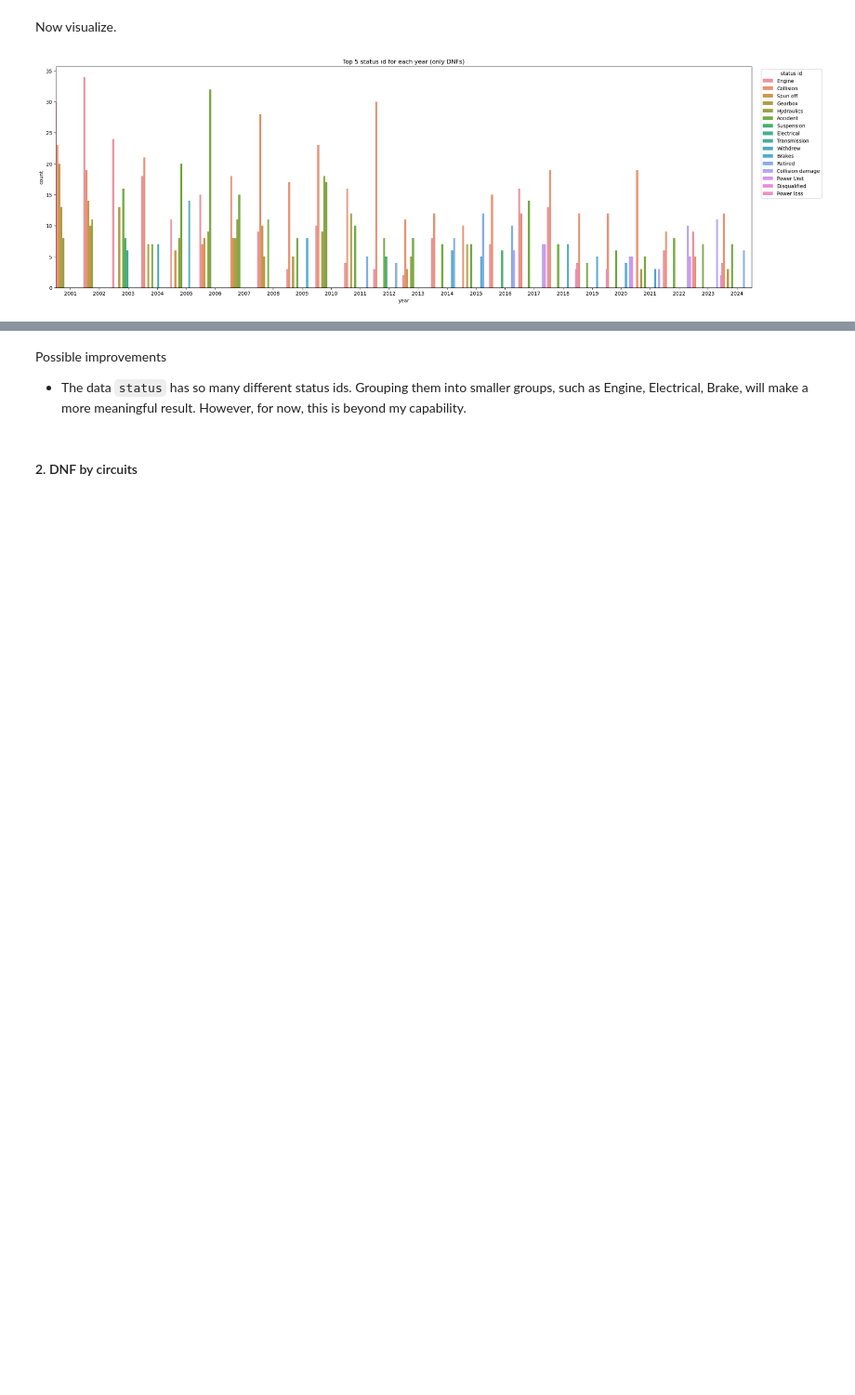
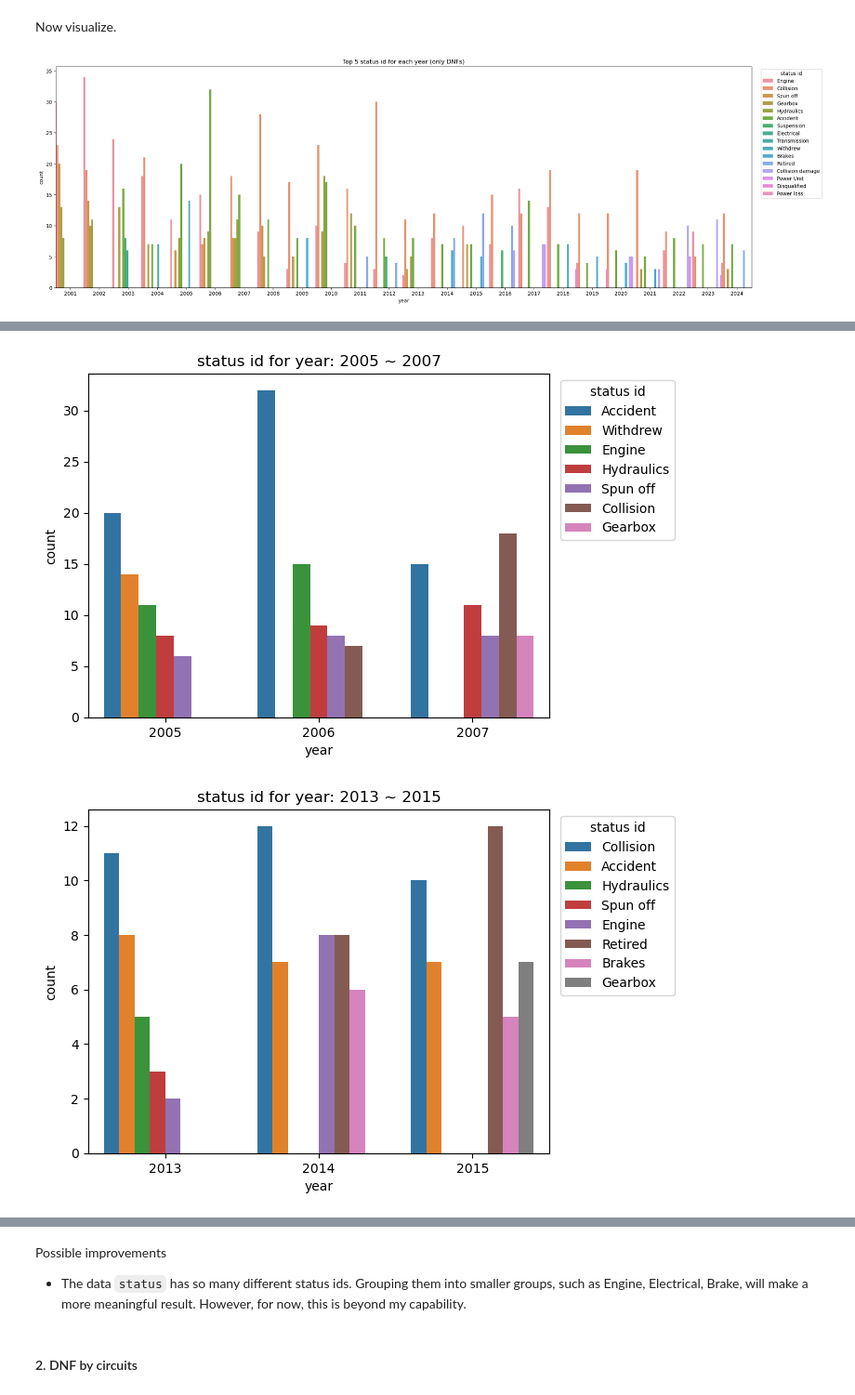
Before and after one commit to otola03/Kaggle_Studies, a Jupyter notebook: f1_analysis/f1_data_stat_project.ipynb, the cells around one changed output, grey strips where cells are left out. Shown at 93% size. Saved outputs shown, nothing was run; the diff lists cells and outputs as text; code cells hidden in the pictures; blank space fills up the shorter version.

Commit message:
dnf by year, by circuit EDA

```diff
--- a/f1_analysis/f1_data_stat_project.ipynb
+++ b/f1_analysis/f1_data_stat_project.ipynb
@@ -421,2 +426,29 @@ plt.show()
+# %%
+# visualization by key years where significant regulation changes were made.
+# 1. 2006: v8 introduction
+status_count_1 = status_count_top.loc[(status_count_top['year'] >= 2005) & (status_count_top['year'] < 2008)]
+
+# 2. 2014: v6 hybrid turbo introduction
+status_count_2 = status_count_top.loc[(status_count_top['year'] >= 2013) & (status_count_top['year'] < 2016)]
+
+# viz
+sns.barplot(data=status_count_1, x='year', y='count', hue='status')
+plt.xlabel('year')
+plt.ylabel('count')
+plt.title('status id for year: 2005 ~ 2007')
+
+plt.legend(loc='upper left', bbox_to_anchor=(1.01, 1), title='status id')
+plt.show()
+
+sns.barplot(data=status_count_2, x='year', y='count', hue='status')
+plt.xlabel('year')
+plt.ylabel('count')
+plt.title('status id for year: 2013 ~ 2015')
+
+plt.legend(loc='upper left', bbox_to_anchor=(1.01, 1), title='status id')
+plt.show()
+# %% [output]
+[figure, added]
+[figure, added]
 # %% [markdown]
 Key findings
```
Also changed, not shown: parts of 5 cells of this notebook.
